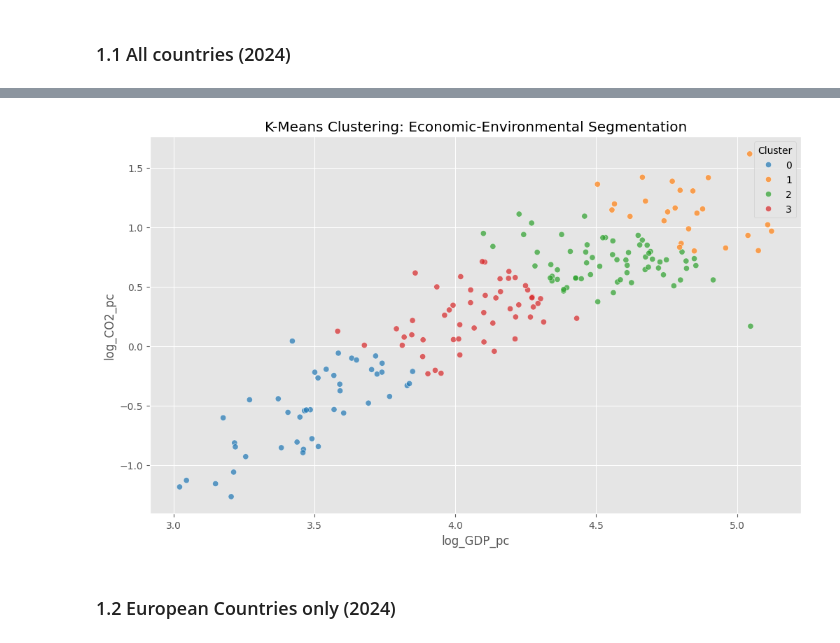
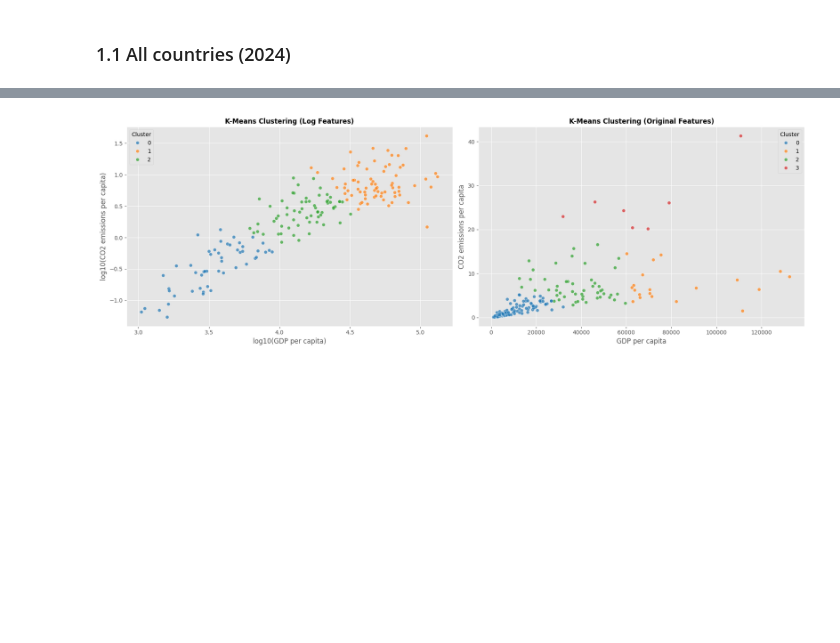
Before and after one commit to martinadep/co2_emissions_data_mining, a Jupyter notebook: notebooks/2_K-Means.ipynb, the cells around one changed output, grey strips where cells are left out. Cells and saved outputs as stored; diff of their text form; code cells hidden in the pictures; blank space fills up the shorter version.

```diff
--- a/notebooks/2_K-Means.ipynb
+++ b/notebooks/2_K-Means.ipynb
@@ -15,8 +14,7 @@ import seaborn as sns
 plt.style.use('ggplot')
 pd.set_option('display.max_columns', 100)
 # %%
-df_all = pd.read_csv('../data/final/gdp_co2_emissions_countries.csv')
-df_europe = pd.read_csv('../data/final/gdp_co2_emissions_europe.csv')
+df_all = pd.read_csv('../data/final/gdp_co2_emissions.csv')
 df_top40 = pd.read_csv('../data/final/gdp_co2_emissions_top40_2024.csv')
 # %%
 df_all.head()
@@ -90,15 +96,33 @@ plt.show()
 # %%
-# elbow in K=4 clusters
+# K-Means clustering with K=4 clusters
+kmeans_log = KMeans(n_clusters=3, init='k-means++', random_state=42)
+df_clust['Cluster_log'] = kmeans_log.fit_predict(X_log_scaled)
+
 kmeans = KMeans(n_clusters=4, init='k-means++', random_state=42)
 df_clust['Cluster'] = kmeans.fit_predict(X_scaled)
 
-plt.figure(figsize=(12, 7))
-sns.scatterplot(data=df_clust, x='log_GDP_pc', y='log_CO2_pc',
-                hue='Cluster', palette='tab10', alpha=0.7)
-plt.title('K-Means Clustering: Economic-Environmental Segmentation')
+fig, axes = plt.subplots(1, 2, figsize=(18, 6))
+
+# Subplot 1: Log features
+sns.scatterplot( data=df_clust, x='log_GDP_pc', y='log_CO2_pc', hue='Cluster_log',
+    palette='tab10', alpha=0.7, ax=axes[0])
+
+axes[0].set_title('K-Means Clustering (Log Features)', fontsize=12, fontweight='bold')
+axes[0].set_xlabel('log10(GDP per capita)')
+axes[0].set_ylabel('log10(CO2 emissions per capita)')
+axes[0].legend(title='Cluster')
+
+# Subplot 2: Original features
+sns.scatterplot( data=df_clust, x='GDP per capita', y='CO2 emissions per capita', hue='Cluster',
+    palette='tab10', alpha=0.7, ax=axes[1])
+
+axes[1].set_title('K-Means Clustering (Original Features)', fontsize=12, fontweight='bold')
+axes[1].set_xlabel('GDP per capita')
+axes[1].set_ylabel('CO2 emissions per capita')
+axes[1].legend(title='Cluster')
+
+plt.tight_layout()
 plt.savefig('../outputs/plots/kmeans_all.png', dpi=300, bbox_inches='tight')
 plt.show()
 # %% [output]
-[figure, old version]
+[figure, new version]
-# %% [markdown]
-### 1.2 European Countries only (2024)
```
Also changed, not shown: parts of 11 cells of this notebook, 2 other files.
